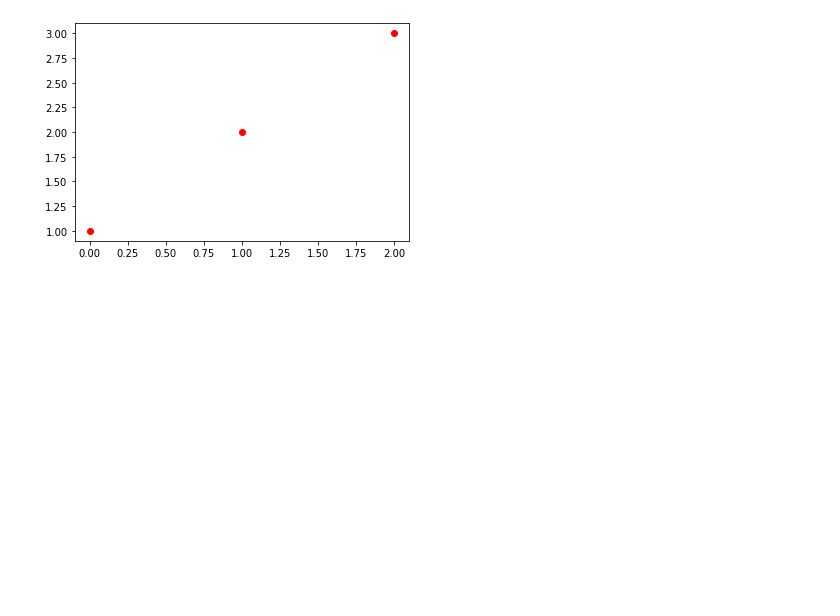
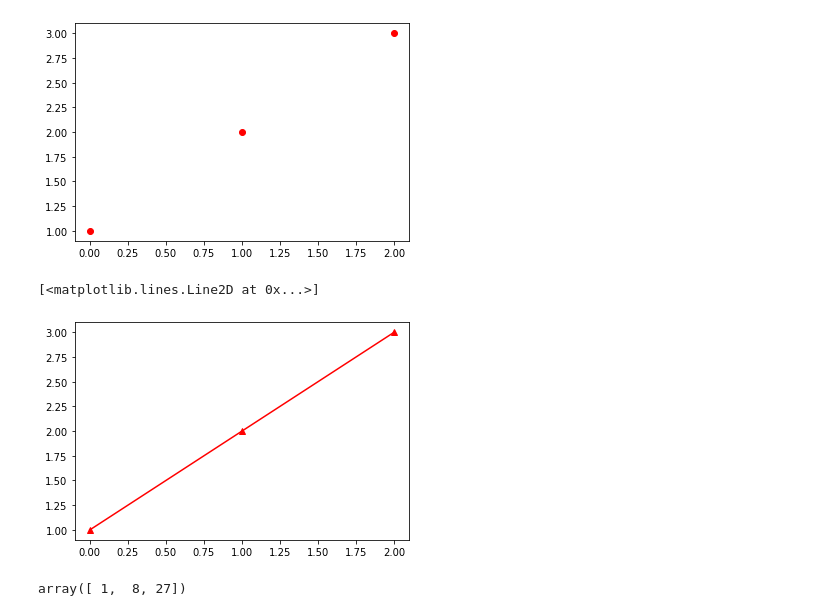
Before and after one commit to pooyalHsu/20230205python, a Jupyter notebook: 20230219_筆記.ipynb, the cells around one changed output. Saved outputs shown, nothing was run; the diff lists cells and outputs as text; code cells hidden in the pictures; blank space fills up the shorter version.

```diff
--- a/20230219_筆記.ipynb
+++ b/20230219_筆記.ipynb
@@ -355,3 +357,12 @@ plt.plot(x,"ro")
 # %% [output]
 [<matplotlib.lines.Line2D at 0x...>]
 [figure]
+# %%
+plt.plot(x,"^r-")
+# %% [output]
+[<matplotlib.lines.Line2D at 0x...>]
+[figure, added]
+# %%
+x1 ** 3
+# %% [output]
+array([ 1,  8, 27])
```
Also changed, not shown: parts of 57 cells of this notebook.
